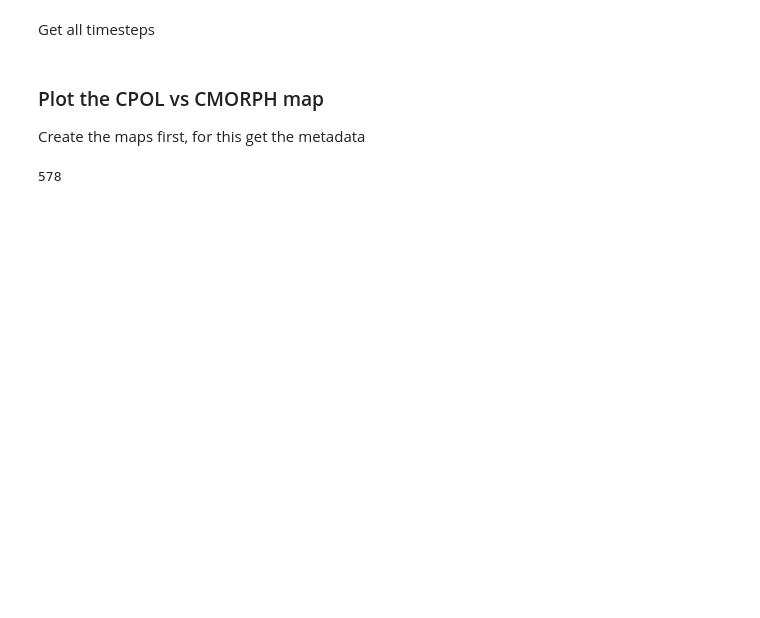
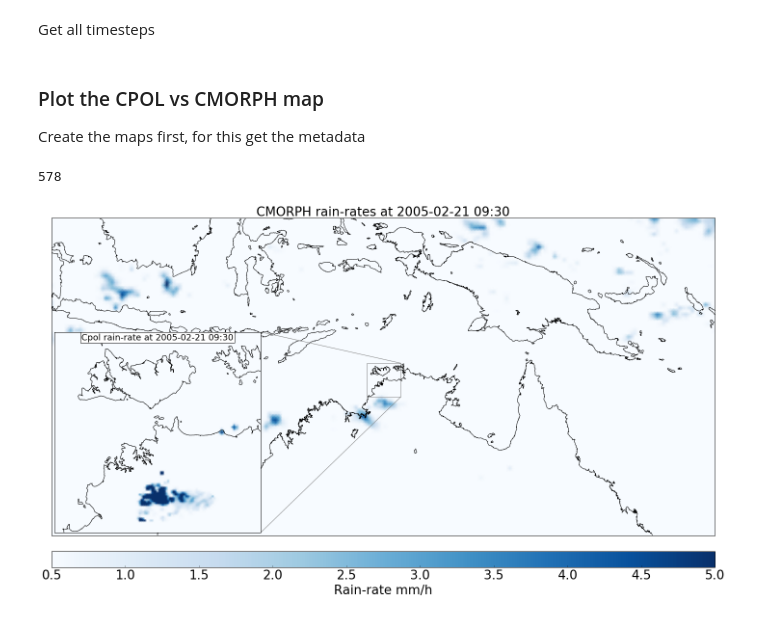
Before and after one commit to antarcticrainforest/RainfallExtremes, a Jupyter notebook: python/PlotMaps.ipynb, the cells around one changed output. Cells and saved outputs as stored; diff of their text form; code cells hidden in the pictures; blank space fills up the shorter version.

Commit message:
Plot only sat. map and cpol map (10min)

```diff
--- a/python/PlotMaps.ipynb
+++ b/python/PlotMaps.ipynb
@@ -14,7 +15,7 @@ from mpl_toolkits.axes_grid1.inset_locator import mark_inset
 Define all filenames
 # %%
 cpolF = os.path.join(os.environ['HOME'], 'Data', 'Extremes', 'CPOL', 'CPOL_1998-2017.nc')
-cmorphF = os.path.join(os.environ['HOME'], 'Data', 'Darwin', 'netcdf', 'Cmorph_1999-2003.nc')
+cmorphF = os.path.join(os.environ['HOME'], 'Data', 'Darwin', 'netcdf', 'Cmorph_1998-2010.nc')
 outDir = os.path.join(os.environ['HOME'], 'Data','Extremes' ,'CPOL', 'Plot')
 DFFile = os.path.join(os.environ['HOME'],'Data','Extremes','CPOL','CPOL_MonsoonPhases-dates.hdf5')
 # %% [markdown]
@@ -30,8 +31,10 @@ for key in keys:
 periods['breaks'].start
 
 #start, end = ('1999-01-01','1999-01-29'), ('1999-01-02','1999-02-01')
-#T =[]
-#for s, e in zip(start, end):
-#    T += list(pd.date_range(s, e, freq='10min').to_pydatetime())
-#T = pd.DatetimeIndex(T)
+start, end = ('2005-02-15',), ('2005-02-21',)
+T =[]
+for s, e in zip(start, end):
+    T += list(pd.date_range(s, e, freq='10min').to_pydatetime())
+T = pd.DatetimeIndex(T)
+T
 # %% [output]
@@ -100,44 +98,53 @@ len()
 578
 # %%
 first = True
-for i in range(44,len(rr_cm)):
-    fig = plt.figure(figsize=(20,15), dpi=72)
-    ax1 = plt.subplot2grid((3,3), (0,1))
-    ax10 = plt.subplot2grid((3,3), (0,0))
-    ax6 = plt.subplot2grid((3,3), (0,2))
-    ax = plt.subplot2grid((3,3), (1,0), rowspan=2, colspan=3)
-    outer_title = 'CMORPH rain-rates at %s' %t_cm[idx[i,-1]].strftime('%Y-%m-%d %H:%M')
-    inner_title = 'Cpol rain-rate at %s' %cpol_times['10min'][idx[i,1]].strftime('%Y-%m-%d %H:%M')
+for i in range(len(rr_cm)):
+    outer_title = 'CMORPH rain-rates at %s' %(t_cm[idx[i,-1]]+timedelta(hours=9.5)).strftime('%Y-%m-%d %H:%M')
+    inner_title = 'Cpol rain-rate at %s' %(cpol_times['10min'][idx[i,0]]+timedelta(hours=9.5)).strftime('%Y-%m-%d %H:%M')
     try:
         rr_out = rr_cm[i].filled(0) / 3. /2
     except AttributeError:
         rr_out = rr_cm[i] / 3. /2
-    im = m_cm.pcolormesh(lon_cm, lat_cm, rr_out, vmin=0.5, vmax=5., cmap='Blues')
-    m_cm.drawcoastlines()
-    cbar=m_cm.colorbar(im,location='bottom',pad='5%')
-    cbar.set_label('Rain-rate mm/h',size=26)
-    cbar.ax.tick_params(labelsize=26)
-    axins = zoomed_inset_axes(ax, 6, loc=3)
-    axins.set_xlim(min(lon_cp), max(lon_cp))
-    axins.set_ylim(min(lat_cp), max(lon_cp))
-    #if first:
-    m_cp_i = Basemap(llcrnrlat=min(lat_cp), llcrnrlon=min(lon_cp), urcrnrlat=max(lat_cp), urcrnrlon=max(lon_cp), ax=axins, resolution='i')
-    m_cp_1 = Basemap(llcrnrlat=min(lat_cp), llcrnrlon=min(lon_cp), urcrnrlat=max(lat_cp), urcrnrlon=max(lon_cp), ax=ax1, resolution='i')
-    m_cp_10 = Basemap(llcrnrlat=min(lat_cp), llcrnrlon=min(lon_cp), urcrnrlat=max(lat_cp), urcrnrlon=max(lon_cp), ax=ax10, resolution='i')
-    m_cp_6 = Basemap(llcrnrlat=min(lat_cp), llcrnrlon=min(lon_cp), urcrnrlat=max(lat_cp), urcrnrlon=max(lon_cp), ax=ax6, resolution='i')
-    first = False
-    plt.xticks(visible=False)
-    plt.yticks(visible=False)
-    for m, name, a, ii in ((m_cp_10,'10min', ax10, 0),(m_cp_1,'1h', ax1, 1),(m_cp_i,'3h', axins, 2),(m_cp_6,'6h', ax6, 3)):
-        m.pcolormesh(lon_cp, lat_cp, rr_cp[name][i], vmin=0.5, vmax=5. ,cmap='Blues')
-        m.drawcoastlines()
-        if name != '3h':
-            a.set_title('Cpol at %s %s'%(cpol_times[name][idx[i,ii]].strftime('%Y-%m-%d %H:%M'), avg_type[name]), size=18)
-    mark_inset(ax, axins, loc1=4, loc2=1, fc="none", ec="0.5")
+    if first:
+        fig = plt.figure(figsize=(20,15), dpi=72)
+        ax = plt.subplot2grid((3,3), (0,0), rowspan=3, colspan=3)
+        #ax = plt.subplots(111)
+        #ax1 = plt.subplot2grid((3,3), (0,1))
+        #ax10 = plt.subplot2grid((3,3), (0,0))
+        #ax6 = plt.subplot2grid((3,3), (0,2))
+        im = m_cm.pcolormesh(lon_cm, lat_cm, rr_out, vmin=0.5, vmax=5., cmap='Blues', shading='gouraud')
+        m_cm.drawcoastlines()
+        cbar=m_cm.colorbar(im,location='bottom',pad='5%')
+        cbar.set_label('Rain-rate mm/h',size=26)
+        cbar.ax.tick_params(labelsize=26)
+        axins = zoomed_inset_axes(ax, 6, loc=3)
+        axins.set_xlim(min(lon_cp), max(lon_cp))
+        axins.set_ylim(min(lat_cp), max(lon_cp))
+        #m_cp_i = Basemap(llcrnrlat=min(lat_cp), llcrnrlon=min(lon_cp), urcrnrlat=max(lat_cp), urcrnrlon=max(lon_cp), ax=axins, resolution='i')
+        #m_cp_1 = Basemap(llcrnrlat=min(lat_cp), llcrnrlon=min(lon_cp), urcrnrlat=max(lat_cp), urcrnrlon=max(lon_cp), ax=ax1, resolution='i')
+        m_cp_10 = Basemap(llcrnrlat=min(lat_cp), llcrnrlon=min(lon_cp), urcrnrlat=max(lat_cp), urcrnrlon=max(lon_cp), ax=axins, resolution='f')
+        #m_cp_6 = Basemap(llcrnrlat=min(lat_cp), llcrnrlon=min(lon_cp), urcrnrlat=max(lat_cp), urcrnrlon=max(lon_cp), ax=ax6, resolution='i')
+        im_cp_10 = m_cp_10.pcolormesh(lon_cp, lat_cp, rr_cp['10min'][i].filled(0.5), vmin=0.5, vmax=5. ,cmap='Blues',shading='gouraud')
+        m_cp_10.drawcoastlines()
+        #axins.set_title(inner_title, size=18)
+        axins.text(0.5, 0.95, inner_title, verticalalignment='bottom', horizontalalignment='center',
+                   transform=axins.transAxes, fontsize=18, bbox={'facecolor':'white', 'alpha':1, 'pad':1.9})
+        plt.xticks(visible=False)
+        plt.yticks(visible=False)
+        mark_inset(ax, axins, loc1=4, loc2=1, fc="none", ec="0.5")
+        first = False
+    else:
+        im_cp_10.set_array(rr_cp['10min'][i].filled(0.5).ravel())
+        im.set_array(rr_out.ravel())
+        axins.text(0.5, 0.95, inner_title, verticalalignment='bottom', horizontalalignment='center',
+                   transform=axins.transAxes, fontsize=18, bbox={'facecolor':'white', 'alpha':1, 'pad':1.9})
+        #axins.set_title(inner_title, size=18)
     ax.set_title(outer_title,size=26)
     plt.tight_layout()
     fname=os.path.join(outDir,'comparison-%03i.png'%i)
     fig.savefig(fname, dpi=72, facecolor='w', edgecolor='w', bbox_inches='tight')
     #plt.show()
-    ax1.cla(),ax10,ax.cla(),ax6.cla(), fig.clf(), plt.close()
+    #ax1.cla(),ax10,ax.cla(),ax6.cla(), fig.clf(), plt.close()
     #break
+# %% [output]
+[figure, added]
```
Also changed, not shown: parts of 2 cells of this notebook.
